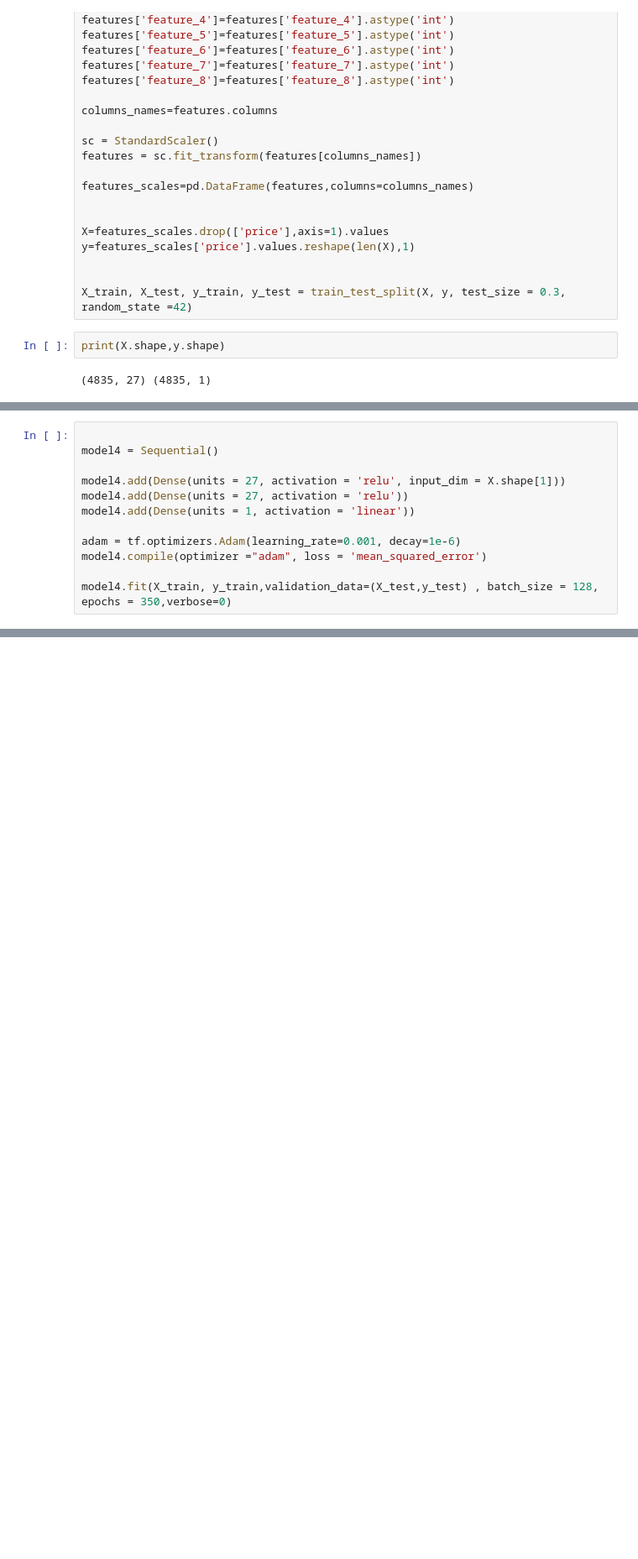
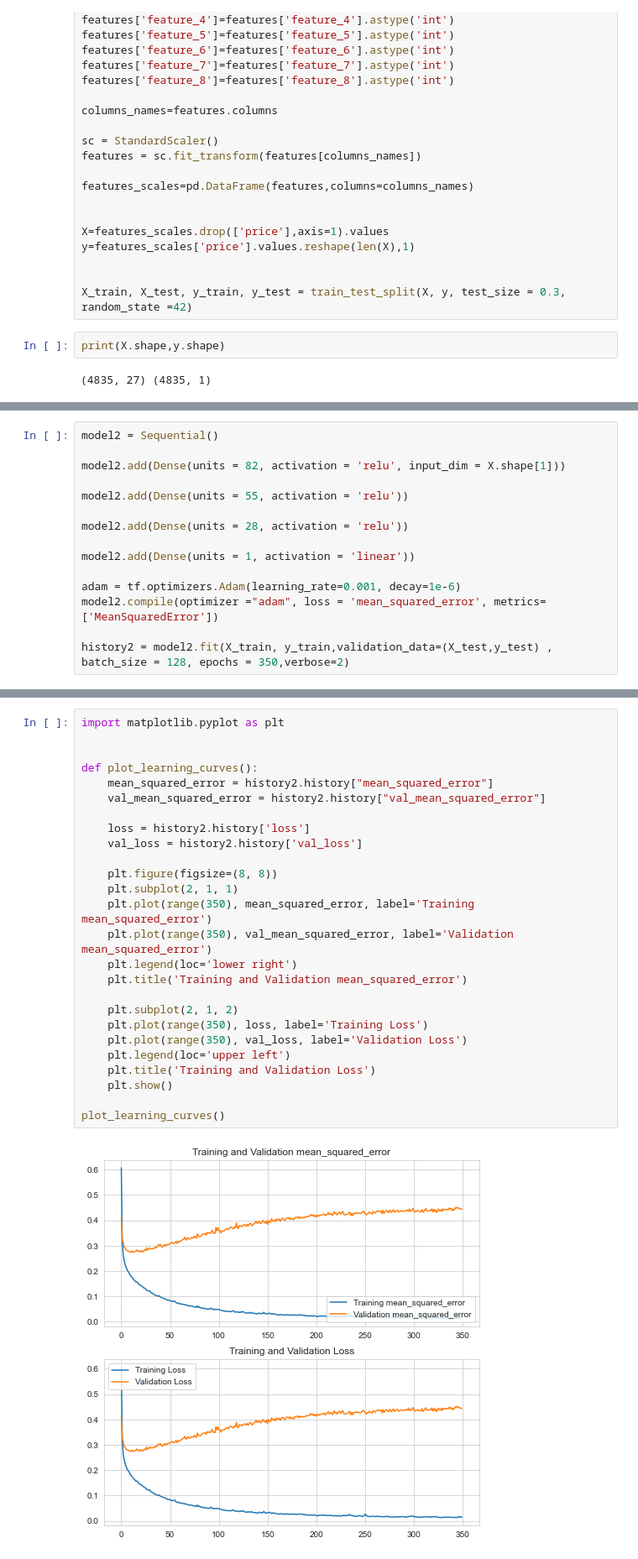
Before and after one commit to mustafaktaas/Python_DeepLearning, a Jupyter notebook: CarPricePredictionANN.ipynb, the cells around one changed output, grey strips where cells are left out. Shown: that part at 84% size. Drawn from its saved outputs; the diff is of its cells as text; blank space fills up the shorter version.

```diff
--- a/CarPricePredictionANN.ipynb
+++ b/CarPricePredictionANN.ipynb
@@ -429,13 +424,16 @@ R-squared=0.6903465535216866
 # %%
+model2 = Sequential()
 
-model4 = Sequential()
+model2.add(Dense(units = 82, activation = 'relu', input_dim = X.shape[1]))
 
-model4.add(Dense(units = 27, activation = 'relu', input_dim = X.shape[1]))
-model4.add(Dense(units = 27, activation = 'relu'))
-model4.add(Dense(units = 1, activation = 'linear'))
+model2.add(Dense(units = 55, activation = 'relu'))
+
+model2.add(Dense(units = 28, activation = 'relu'))
+
+model2.add(Dense(units = 1, activation = 'linear'))
 
 adam = tf.optimizers.Adam(learning_rate=0.001, decay=1e-6)
-model4.compile(optimizer ="adam", loss = 'mean_squared_error')
+model2.compile(optimizer ="adam", loss = 'mean_squared_error', metrics=['MeanSquaredError'])
 
-model4.fit(X_train, y_train,validation_data=(X_test,y_test) , batch_size = 128, epochs = 350,verbose=0)
+history2 = model2.fit(X_train, y_train,validation_data=(X_test,y_test) , batch_size = 128, epochs = 350,verbose=2)
 # %% [output]
@@ -469 +505,29 @@ R-squared=0.6677208390231029
+# %%
+import matplotlib.pyplot as plt
+
+
+def plot_learning_curves():
+    mean_squared_error = history2.history["mean_squared_error"]
+    val_mean_squared_error = history2.history["val_mean_squared_error"]
+
+    loss = history2.history['loss']
+    val_loss = history2.history['val_loss']
+
+    plt.figure(figsize=(8, 8))
+    plt.subplot(2, 1, 1)
+    plt.plot(range(350), mean_squared_error, label='Training mean_squared_error')
+    plt.plot(range(350), val_mean_squared_error, label='Validation mean_squared_error')
+    plt.legend(loc='lower right')
+    plt.title('Training and Validation mean_squared_error')
+
+    plt.subplot(2, 1, 2)
+    plt.plot(range(350), loss, label='Training Loss')
+    plt.plot(range(350), val_loss, label='Validation Loss')
+    plt.legend(loc='upper left')
+    plt.title('Training and Validation Loss')
+    plt.show()
+
+plot_learning_curves()
+# %% [output]
+[figure, added]
 # %% [markdown]
```
Also changed, not shown: parts of 31 cells of this notebook.
